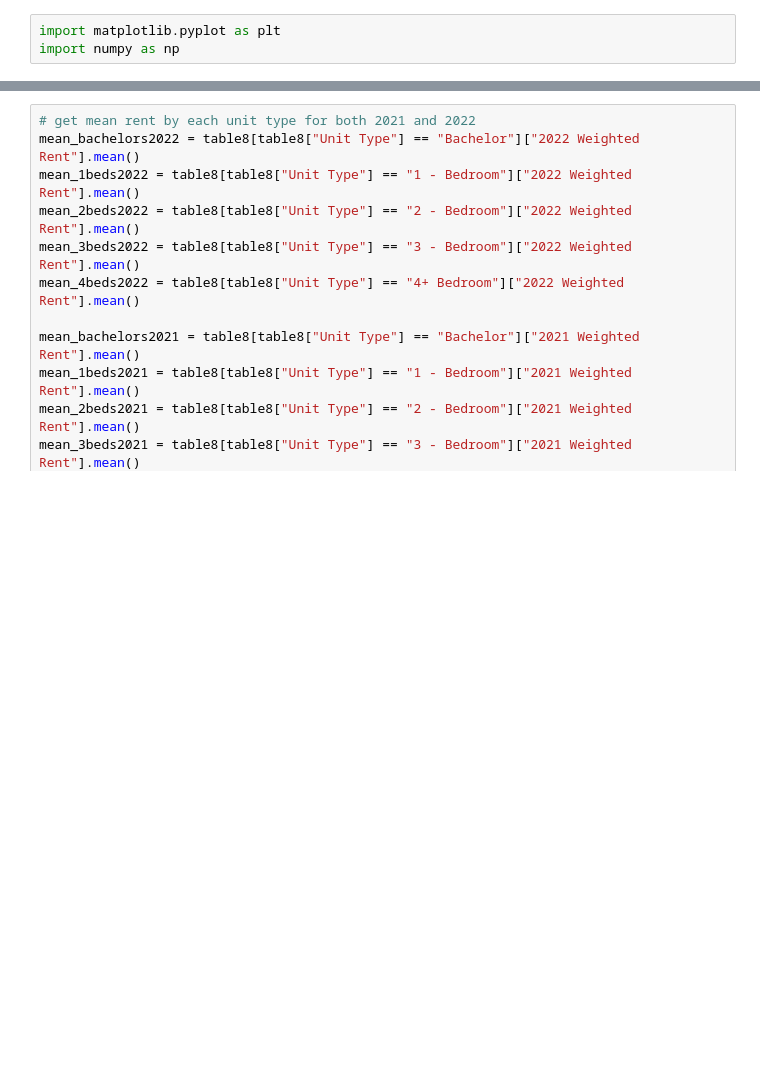
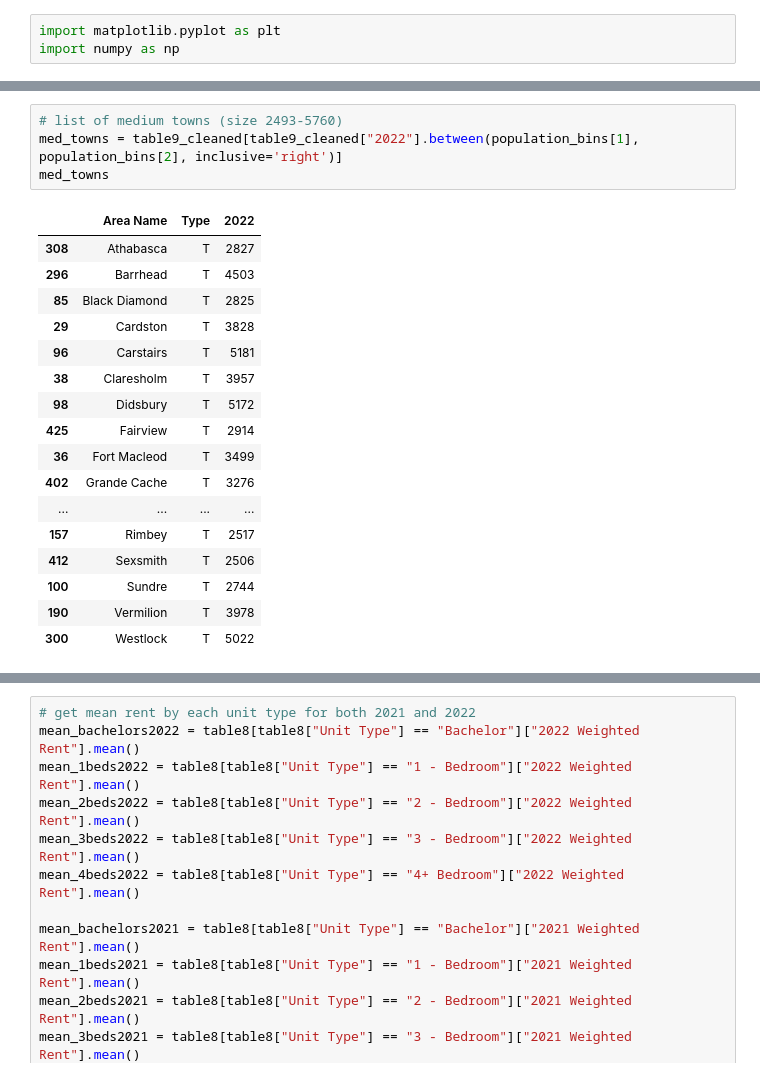
Before and after one commit to Mathemusician1729/DATA-221-Project, a Jupyter notebook: 221-Project.ipynb, the cells around one changed output, grey strips where cells are left out. Saved outputs shown, nothing was run; the diff lists cells and outputs as text; blank space fills up the shorter version.

```diff
--- a/221-Project.ipynb
+++ b/221-Project.ipynb
@@ -130,0 +149,22 @@ small_towns = table9_cleaned[table9_cleaned["2022"]]
+# %%
+# list of medium towns (size 2493-5760)
+med_towns = table9_cleaned[table9_cleaned["2022"].between(population_bins[1], population_bins[2], inclusive='right')]
+med_towns
+# %% [output]
+|  | Area Name | Type | 2022 |
+| 308 | Athabasca | T | 2827 |
+| 296 | Barrhead | T | 4503 |
+| 85 | Black Diamond | T | 2825 |
+| 29 | Cardston | T | 3828 |
+| 96 | Carstairs | T | 5181 |
+| 38 | Claresholm | T | 3957 |
+| 98 | Didsbury | T | 5172 |
+| 425 | Fairview | T | 2914 |
+| 36 | Fort Macleod | T | 3499 |
+| 402 | Grande Cache | T | 3276 |
+| ... | ... | ... | ... |
+| 157 | Rimbey | T | 2517 |
+| 412 | Sexsmith | T | 2506 |
+| 100 | Sundre | T | 2744 |
+| 190 | Vermilion | T | 3978 |
+| 300 | Westlock | T | 5022 |
```
Also changed, not shown: parts of 5 cells of this notebook.
